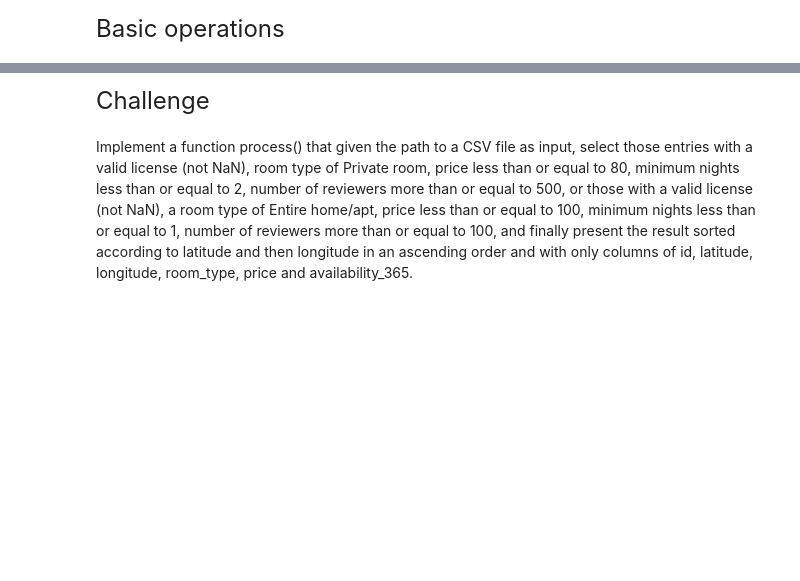
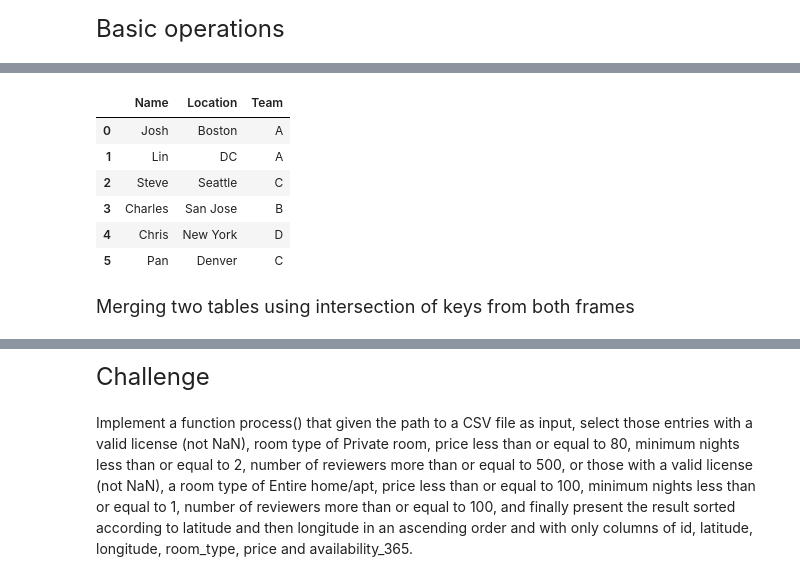
Before and after one commit to yzhang37/CS506-Fall2021, a Jupyter notebook: 07-pandas/pandas_exercise.ipynb, the cells around one changed output, grey strips where cells are left out. Saved outputs shown, nothing was run; the diff lists cells and outputs as text; code cells hidden in the pictures; blank space fills up the shorter version.

```diff
--- a/07-pandas/pandas_exercise.ipynb
+++ b/07-pandas/pandas_exercise.ipynb
@@ -143,0 +253,15 @@ df_left.plot(x="Name", y=["Age","Salary"], kind='bar');
+# %%
+df_right = pd.DataFrame({'Name': ['Josh', 'Lin', 'Steve', 'Charles', 'Chris', 'Pan'],
+                   'Location': ["Boston", "DC", "Seattle", "San Jose", "New York", "Denver"],
+                   'Team': ["A", "A", "C", "B", "D", "C"]})
+df_right
+# %% [output]
+|  | Name | Location | Team |
+| 0 | Josh | Boston | A |
+| 1 | Lin | DC | A |
+| 2 | Steve | Seattle | C |
+| 3 | Charles | San Jose | B |
+| 4 | Chris | New York | D |
+| 5 | Pan | Denver | C |
+# %% [markdown]
+<span style="font-size: 18px;">Merging two tables using intersection of keys from both frames</span>
```
Also changed, not shown: parts of 77 cells of this notebook.
